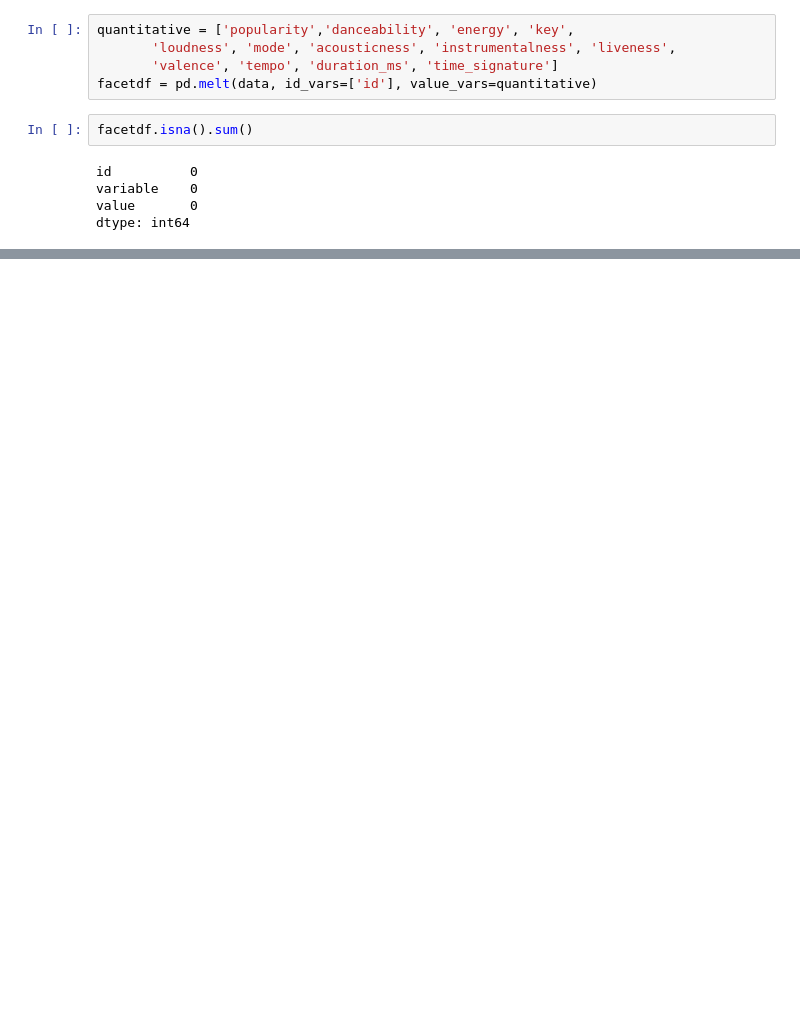
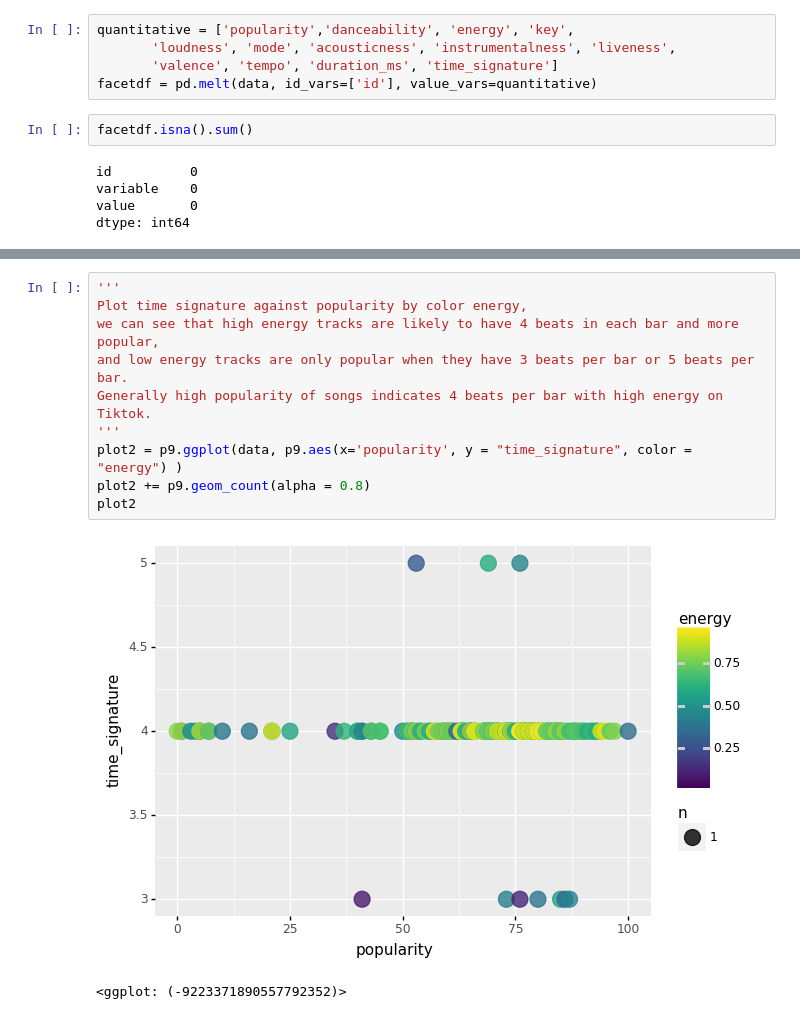
Before and after one commit to s-helal/tiktokify, a Jupyter notebook: graphs.ipynb, the cells around one changed output, grey strips where cells are left out. Cells and saved outputs as stored; diff of their text form; blank space fills up the shorter version.

```diff
--- a/graphs.ipynb
+++ b/graphs.ipynb
@@ -65,0 +165,13 @@ gg
+# %%
+'''
+Plot time signature against popularity by color energy,
+we can see that high energy tracks are likely to have 4 beats in each bar and more popular,
+and low energy tracks are only popular when they have 3 beats per bar or 5 beats per bar.
+Generally high popularity of songs indicates 4 beats per bar with high energy on Tiktok.
+'''
+plot2 = p9.ggplot(data, p9.aes(x='popularity', y = "time_signature", color = "energy") )
+plot2 += p9.geom_count(alpha = 0.8)
+plot2
+# %% [output]
+[figure, added]
+<ggplot: (-9223371890557792352)>
```
Also changed, not shown: parts of 17 cells of this notebook.
